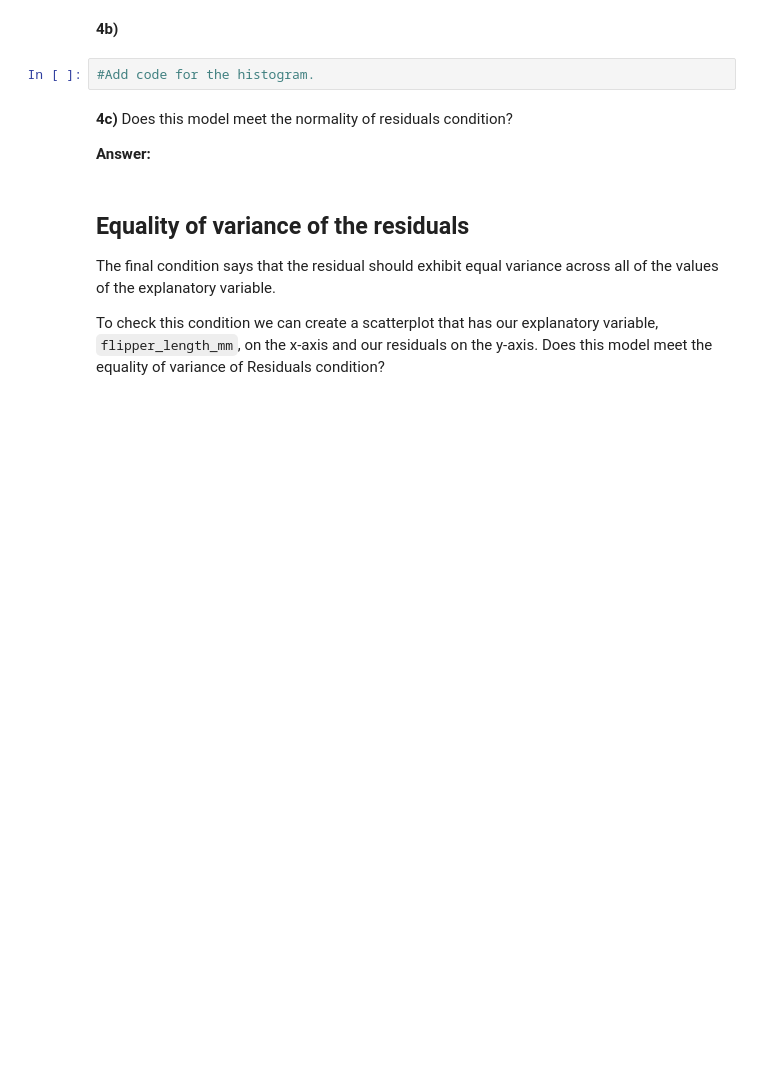
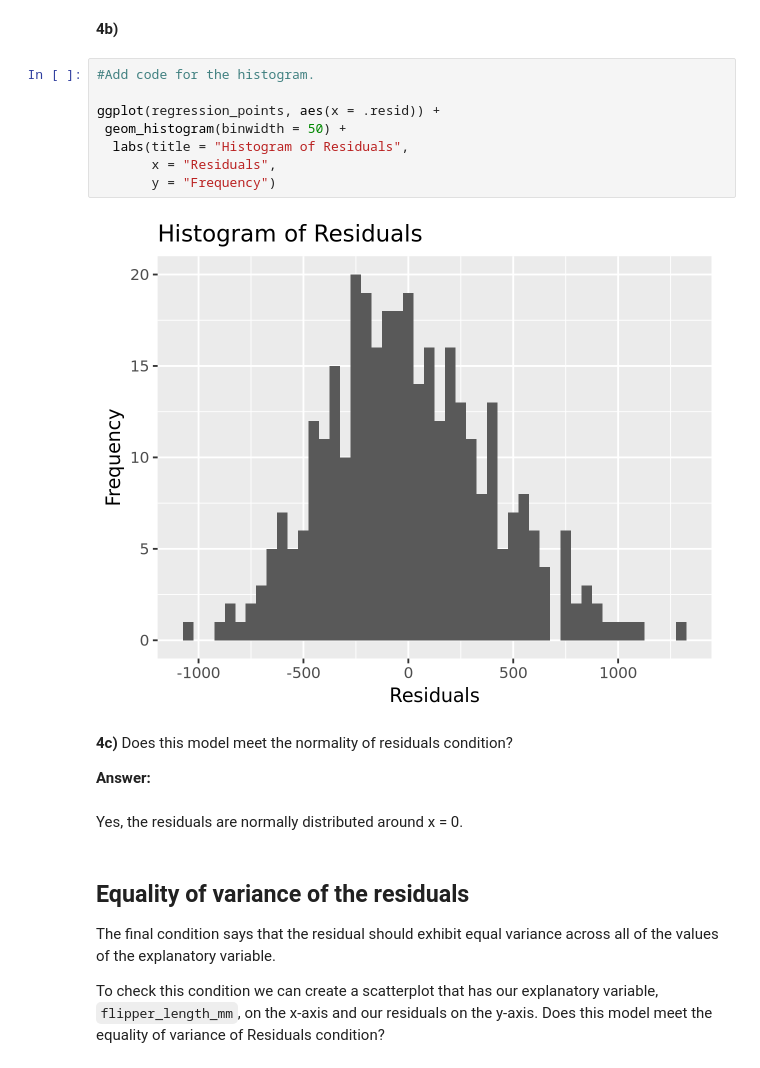
Before and after one commit to UNC-DATA-730/unit-10-assignment-stfurey, a Jupyter notebook: assignment10.ipynb, the cells around one changed output. Saved outputs shown, nothing was run; the diff lists cells and outputs as text; blank space fills up the shorter version.

```diff
--- a/assignment10.ipynb
+++ b/assignment10.ipynb
@@ -138,10 +205,20 @@ regression_points |> head()
 **4b)**
 # %%
 #Add code for the histogram.
+
+ggplot(regression_points, aes(x = .resid)) +
+ geom_histogram(binwidth = 50) +
+  labs(title = "Histogram of Residuals",
+       x = "Residuals",
+       y = "Frequency")
+# %% [output]
+[figure, added]
 # %% [markdown]
 **4c)** Does this model meet the normality of residuals condition?
 
 **Answer:**
+# %% [markdown]
+Yes, the residuals are normally distributed around x = 0.
 # %% [markdown]
 ## Equality of variance of the residuals
 
```
Also changed, not shown: parts of 32 cells of this notebook.
